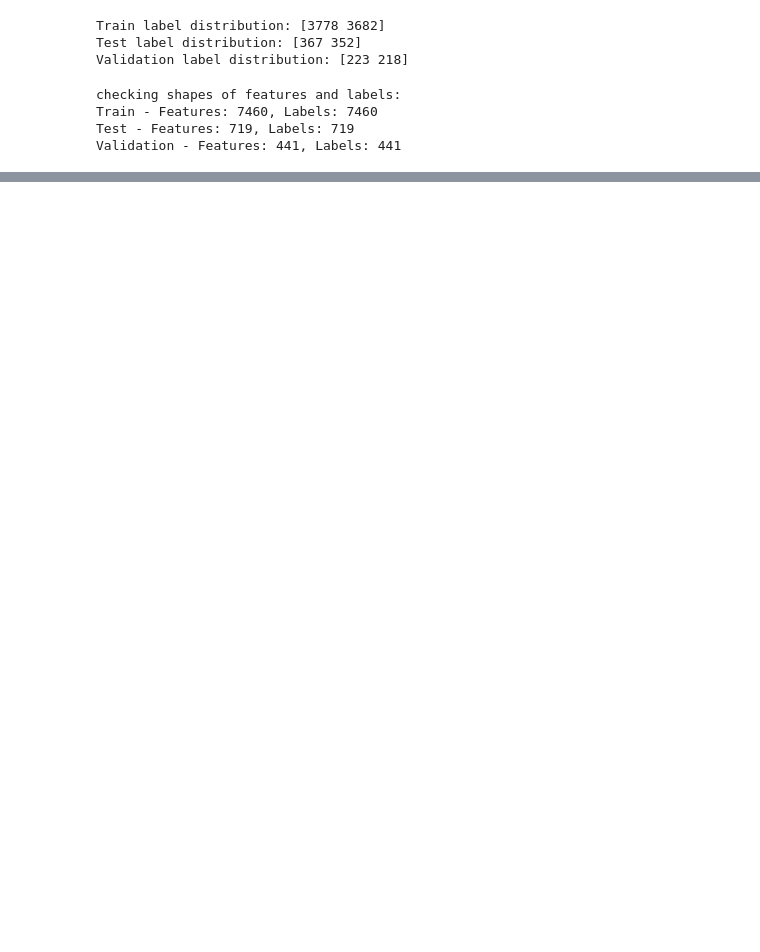
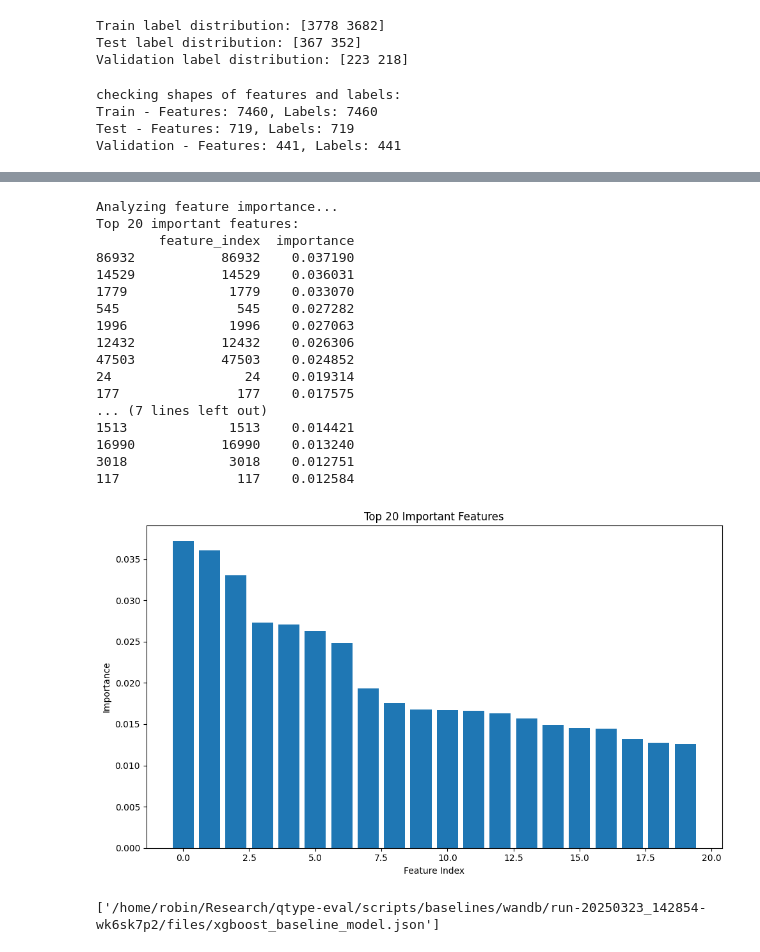
Before and after one commit to rokokot/qtype-eval, a Jupyter notebook: scripts/baselines/baseline_clf.ipynb, the cells around one changed output, grey strips where cells are left out. Saved outputs shown, nothing was run; the diff lists cells and outputs as text; code cells hidden in the pictures; blank space fills up the shorter version.

Commit message:
continued baselines

```diff
--- a/scripts/baselines/baseline_clf.ipynb
+++ b/scripts/baselines/baseline_clf.ipynb
@@ -120,0 +211,51 @@ Confusion Matrix (TF-IDF Only):
+# %%
+# ==================== Feature Importance Analysis
+print("\nAnalyzing feature importance...")
+importance = xgb_clf.feature_importances_
+feature_importance_df = pd.DataFrame({
+    'feature_index': range(len(importance)),
+    'importance': importance
+}).sort_values('importance', ascending=False)
+
+top_features = feature_importance_df.head(20)
+print("Top 20 important features:")
+print(top_features)
+
+plt.figure(figsize=(10, 6))
+plt.bar(range(20), top_features['importance'])
+plt.xlabel('Feature Index')
+plt.ylabel('Importance')
+plt.title('Top 20 Important Features')
+plt.tight_layout()
+wandb.log({"feature_importance": wandb.Image(plt)})
+wandb.log({"feature_importance_table": wandb.Table(
+    data=[[int(idx), float(imp)] for idx, imp in zip(top_features['feature_index'], top_features['importance'])],
+    columns=["feature_index", "importance"])
+})
+# %% [output]
+Analyzing feature importance...
+Top 20 important features:
+        feature_index  importance
+86932           86932    0.037190
+14529           14529    0.036031
+1779             1779    0.033070
+545               545    0.027282
+1996             1996    0.027063
+12432           12432    0.026306
+47503           47503    0.024852
+24                 24    0.019314
+177               177    0.017575
+... (7 lines left out)
+1513             1513    0.014421
+16990           16990    0.013240
+3018             3018    0.012751
+117               117    0.012584
+[figure, added]
+# %%
+# ==================== Save Model
+model_path = 'xgboost_baseline_model.json'
+xgb_clf.save_model(model_path)
+
+wandb.save(model_path)
+# %% [output]
+['/home/robin/Research/qtype-eval/scripts/baselines/wandb/run-20250323_142854-wk6sk7p2/files/xgboost_baseline_model.json']
```
Also changed, not shown: parts of 14 cells of this notebook, 49 other files.
